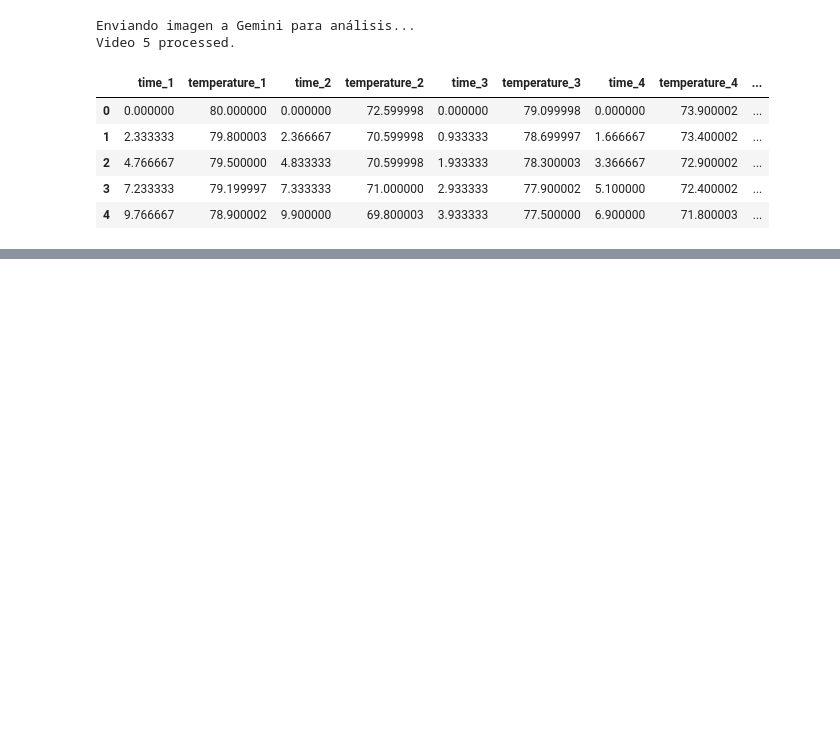
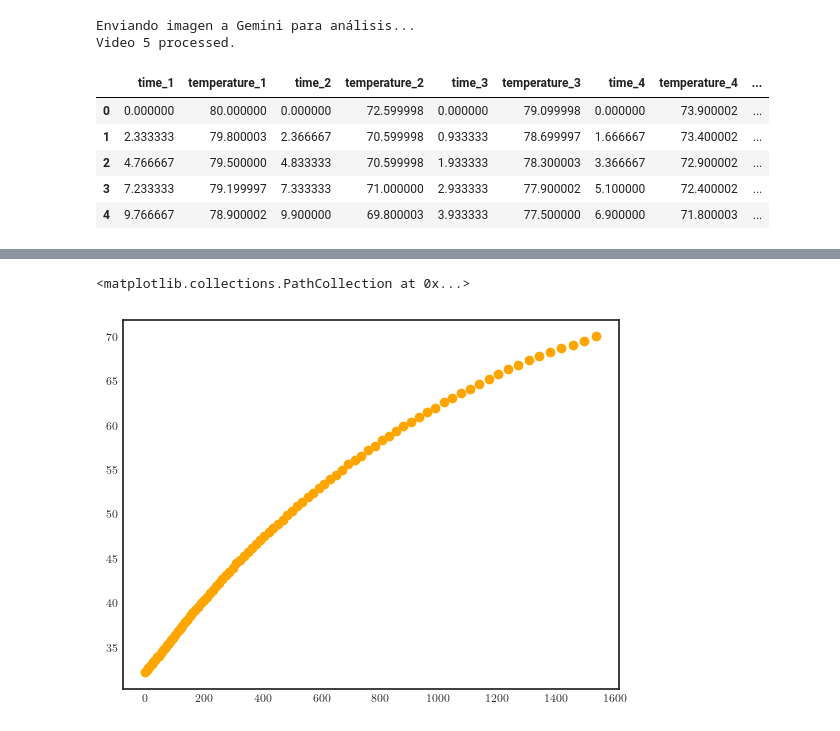
Before and after one commit to JuanSierra2003/hello-world, a Jupyter notebook: termoExp/enfriamiento/enfriamiento.ipynb, the cells around one changed output, grey strips where cells are left out. Cells and saved outputs as stored; diff of their text form; code cells hidden in the pictures; blank space fills up the shorter version.

```diff
--- a/termoExp/enfriamiento/enfriamiento.ipynb
+++ b/termoExp/enfriamiento/enfriamiento.ipynb
@@ -96,0 +121,44 @@ data.to_csv('enfriamiento_data.csv', index=False)
+# %%
+tex_fonts = {
+    # Use LaTeX to write all text
+    "text.usetex": True,
+    "font.family": "serif",
+    # Use 10pt font in plots, to match 10pt font in document
+    "axes.labelsize": 8,
+    "font.size": 8,
+    # Make the legend/label fonts a little smaller
+    "legend.fontsize": 7,
+    "xtick.labelsize": 8,
+    "ytick.labelsize": 8
+}
+
+from cycler import cycler
+
+plt.rcParams['axes.prop_cycle'] = cycler(color=[
+    # Par 1: Tonos claros de azul
+    "#004080",  # Azul medio 2 (más contraste)
+    "#3A8DC6",  # Azul claro 2 (alejado del blanco)
+
+
+    # Par 2: Tonos profundos de azul
+    "#003F9E",  # Azul intenso 1
+    "#002C7A",  # Azul intenso 2 (un poco más profundo)
+
+    # Par 3: Tonos violeta/magenta
+    "#D340A1",  # Magenta brillante 1
+    "#A02C78",  # Violeta oscuro 2
+])
+
+plt.style.use('seaborn-v0_8-white')
+plt.rcParams.update(tex_fonts)
+# %%
+t = np.array(data['time_5'])[10:]
+T = np.array(data['temperature_5'])[10:]
+
+t = t - t[0]
+#T = T - (T[0] - 24)  # Ajustar para que T(0) sea 22
+# %%
+plt.scatter(t, T, label='Video 5', color='orange')
+# %% [output]
+<matplotlib.collections.PathCollection at 0x...>
+[figure, added]
```
Also changed, not shown: parts of 19 cells of this notebook, 31 other files.
